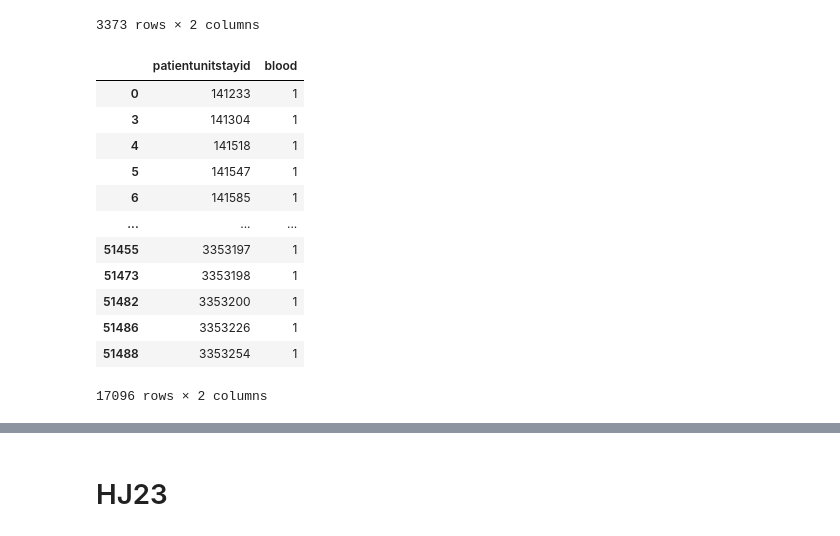
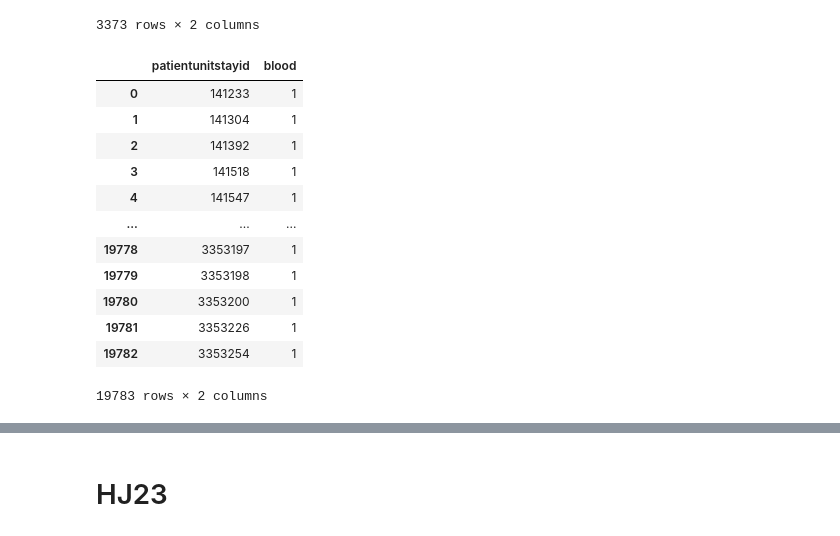
Before and after one commit to xhr0506/ICU-labtest, a Jupyter notebook: notebooks/03-Blood_liquid.ipynb, the cells around one changed output, grey strips where cells are left out. Cells and saved outputs as stored; diff of their text form; code cells hidden in the pictures.

Commit message:
e-ICU blood transfusion number
update the code and results for e-ICU blood transfusion number

```diff
--- a/notebooks/03-Blood_liquid.ipynb
+++ b/notebooks/03-Blood_liquid.ipynb
@@ -518,24 +522,22 @@ df_eicu_colloid
 | 517653 | 3353200 | 1 |
 3373 rows × 2 columns
 # %%
-df_eicu_blood=pd.read_csv('../datasets/eicu_blood.csv')
-df_eicu_blood['blood']=1
-df_eicu_blood=df_eicu_blood.loc[:,['patientunitstayid','blood']].drop_duplicates()
+df_eicu_blood=pd.read_csv('../datasets/202012_update/eicu_blood.csv')
 df_eicu_blood
 # %% [output]
 |  | patientunitstayid | blood |
 | 0 | 141233 | 1 |
-| 3 | 141304 | 1 |
-| 4 | 141518 | 1 |
-| 5 | 141547 | 1 |
-| 6 | 141585 | 1 |
+| 1 | 141304 | 1 |
+| 2 | 141392 | 1 |
+| 3 | 141518 | 1 |
+| 4 | 141547 | 1 |
 | ... | ... | ... |
-| 51455 | 3353197 | 1 |
-| 51473 | 3353198 | 1 |
-| 51482 | 3353200 | 1 |
-| 51486 | 3353226 | 1 |
-| 51488 | 3353254 | 1 |
+| 19778 | 3353197 | 1 |
+| 19779 | 3353198 | 1 |
+| 19780 | 3353200 | 1 |
+| 19781 | 3353226 | 1 |
+| 19782 | 3353254 | 1 |
-17096 rows × 2 columns
+19783 rows × 2 columns
 # %%
 df_eicu=pd.merge(df_eicu_crystalloid,df_eicu_colloid,on='patientunitstayid',how='outer')
 df_eicu=pd.merge(df_eicu,df_eicu_blood,on='patientunitstayid',how='outer')
```
Also changed, not shown: parts of 16 cells of this notebook, 11 other files.
